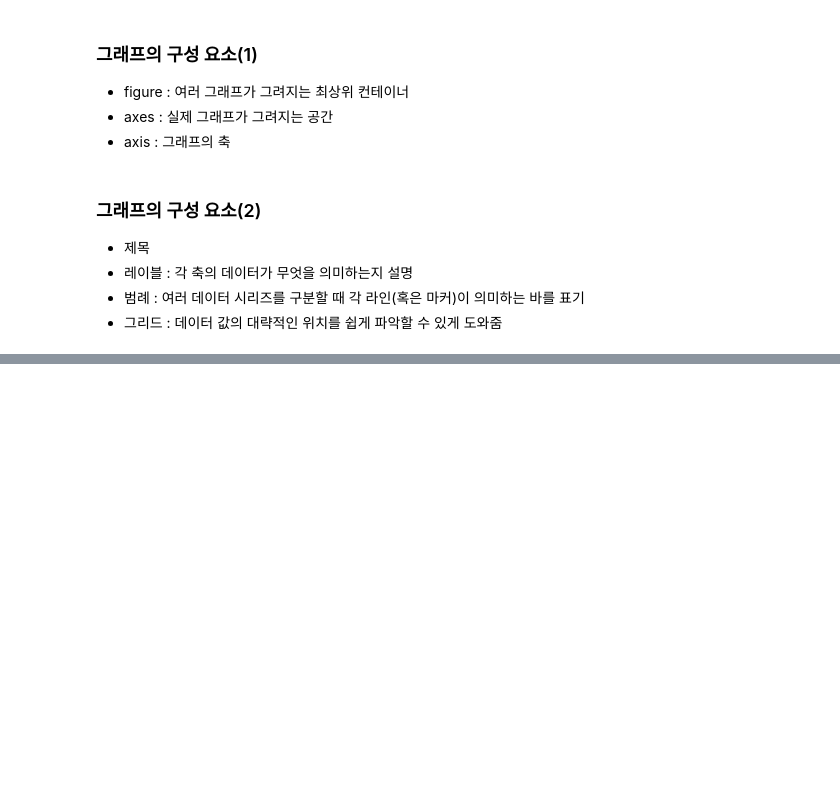
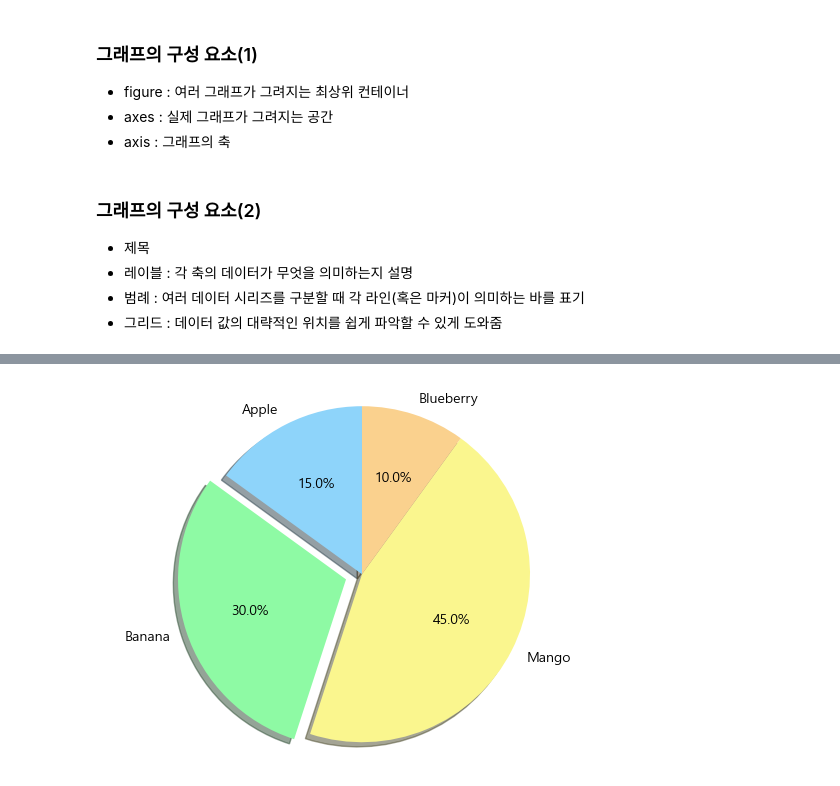
Before and after one commit to taehun96/python-library, a Jupyter notebook: notes/07_Matplotlib.ipynb, the cells around one changed output, grey strips where cells are left out. Cells and saved outputs as stored; diff of their text form; code cells hidden in the pictures; blank space fills up the shorter version.

```diff
--- a/notes/07_Matplotlib.ipynb
+++ b/notes/07_Matplotlib.ipynb
@@ -283,0 +295,14 @@ plt.show()
+# %%
+# 실습5. 파이 차트 그리기
+# 아래와 데이터를 이용해서 예시와 같이 파이 차트를 그려보세요!
+labels = ['Apple', 'Banana', 'Mango', 'Blueberry']
+sizes = [15,30,45,10]
+explode = [0,0.1,0,0]
+
+plt.pie(sizes, labels=labels, autopct="%1.1f%%", shadow=True, explode=explode, startangle=90,
+        colors=["#8ed4fa","#8efaa4","#faf68e","#fad18e"])
+plt.axis("equal")
+
+plt.show()
+# %% [output]
+[figure, added]
```
Also changed, not shown: parts of 3 cells of this notebook.
